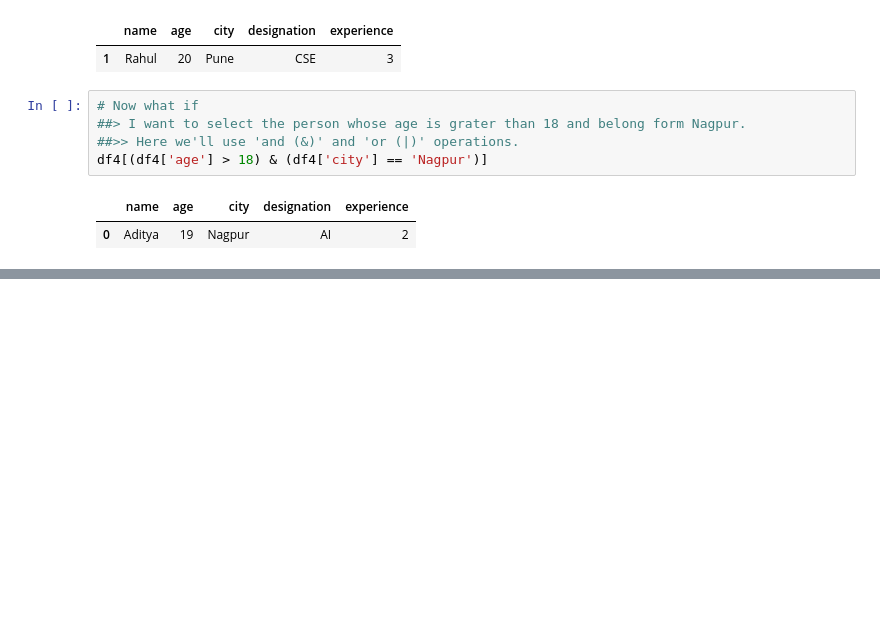
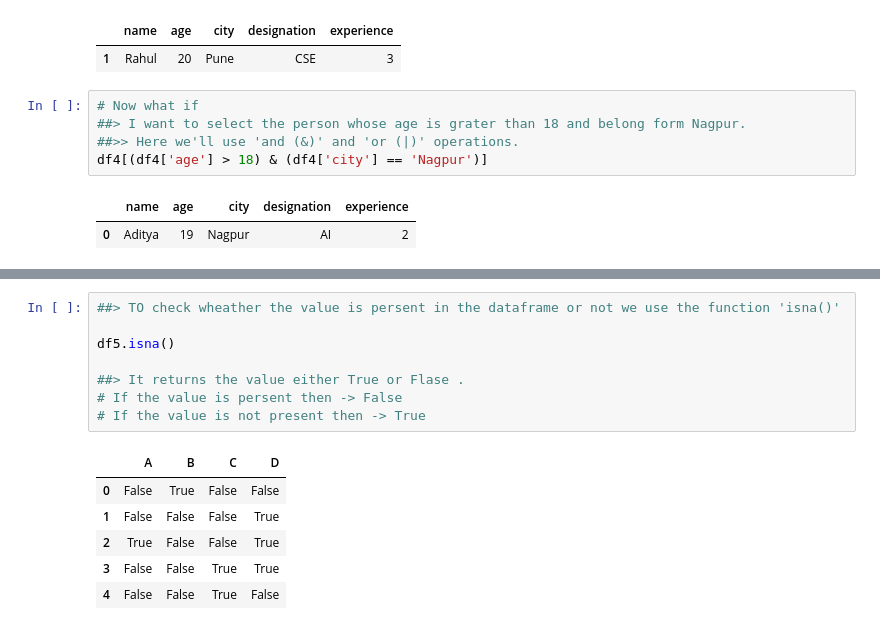
Before and after one commit to Adityadevhare/ML-learning-journey, a Jupyter notebook: Pandas.ipynb, the cells around one changed output, grey strips where cells are left out. Cells and saved outputs as stored; diff of their text form; blank space fills up the shorter version.

```diff
--- a/Pandas.ipynb
+++ b/Pandas.ipynb
@@ -479,0 +504,15 @@ df4[(df4['age'] > 18) & (df4['city'] == 'Nagpur')]
+# %%
+##> TO check wheather the value is persent in the dataframe or not we use the function 'isna()'
+
+df5.isna()
+
+##> It returns the value either True or Flase .
+# If the value is persent then -> False
+# If the value is not present then -> True
+# %% [output]
+|  | A | B | C | D |
+| 0 | False | True | False | False |
+| 1 | False | False | False | True |
+| 2 | True | False | False | True |
+| 3 | False | False | True | True |
+| 4 | False | False | True | False |
```
Also changed, not shown: parts of 13 cells of this notebook.
